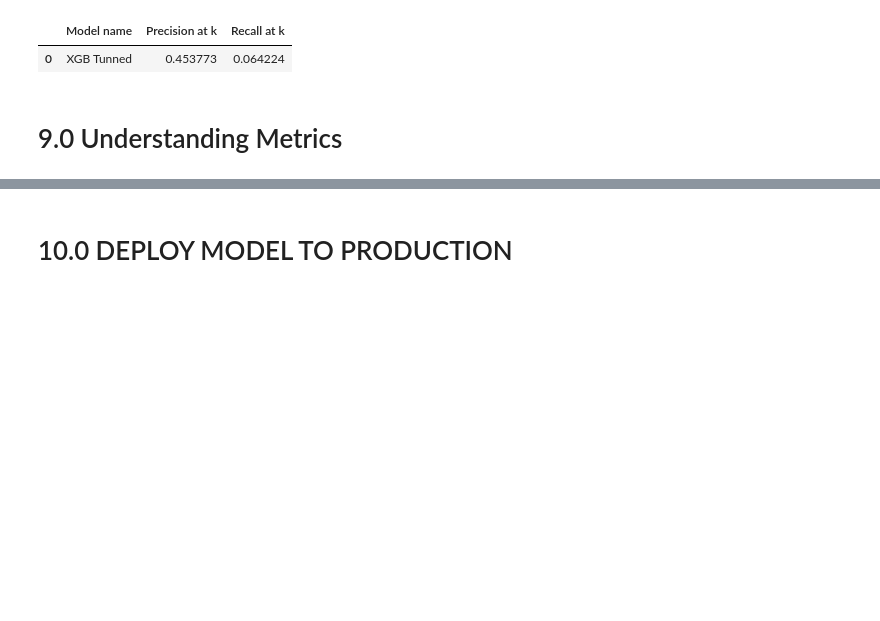
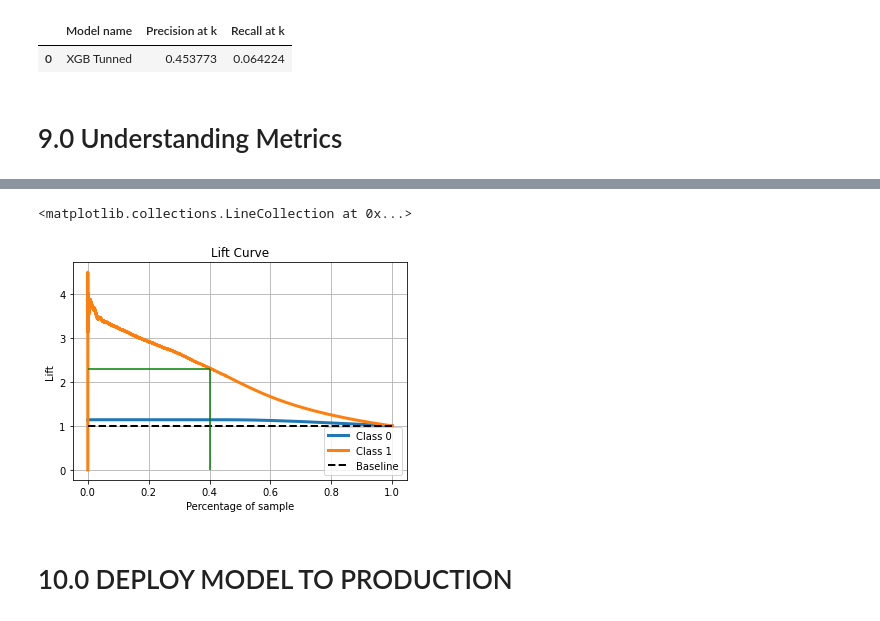
Before and after one commit to alexandrerod/health_insurance_cross_sell, a Jupyter notebook: notebooks/heath_insurance.ipynb, the cells around one changed output, grey strips where cells are left out. Saved outputs shown, nothing was run; the diff lists cells and outputs as text; code cells hidden in the pictures; blank space fills up the shorter version.

```diff
--- a/notebooks/heath_insurance.ipynb
+++ b/notebooks/heath_insurance.ipynb
@@ -809,3 +820,10 @@ result_tunned
+# %%
+sktplt.metrics.plot_lift_curve(y_test, yhat_xgb_tunned)
+plt.hlines(2.3,xmin=0, xmax=0.4, colors='green')
+plt.vlines(0.4, ymin=0, ymax=2.3, colors='green')
+# %% [output]
+<matplotlib.collections.LineCollection at 0x...>
+[figure, added]
 # %% [markdown]
 # 10.0 DEPLOY MODEL TO PRODUCTION
 # %%
```
Also changed, not shown: parts of 4 cells of this notebook, 1 other file.
